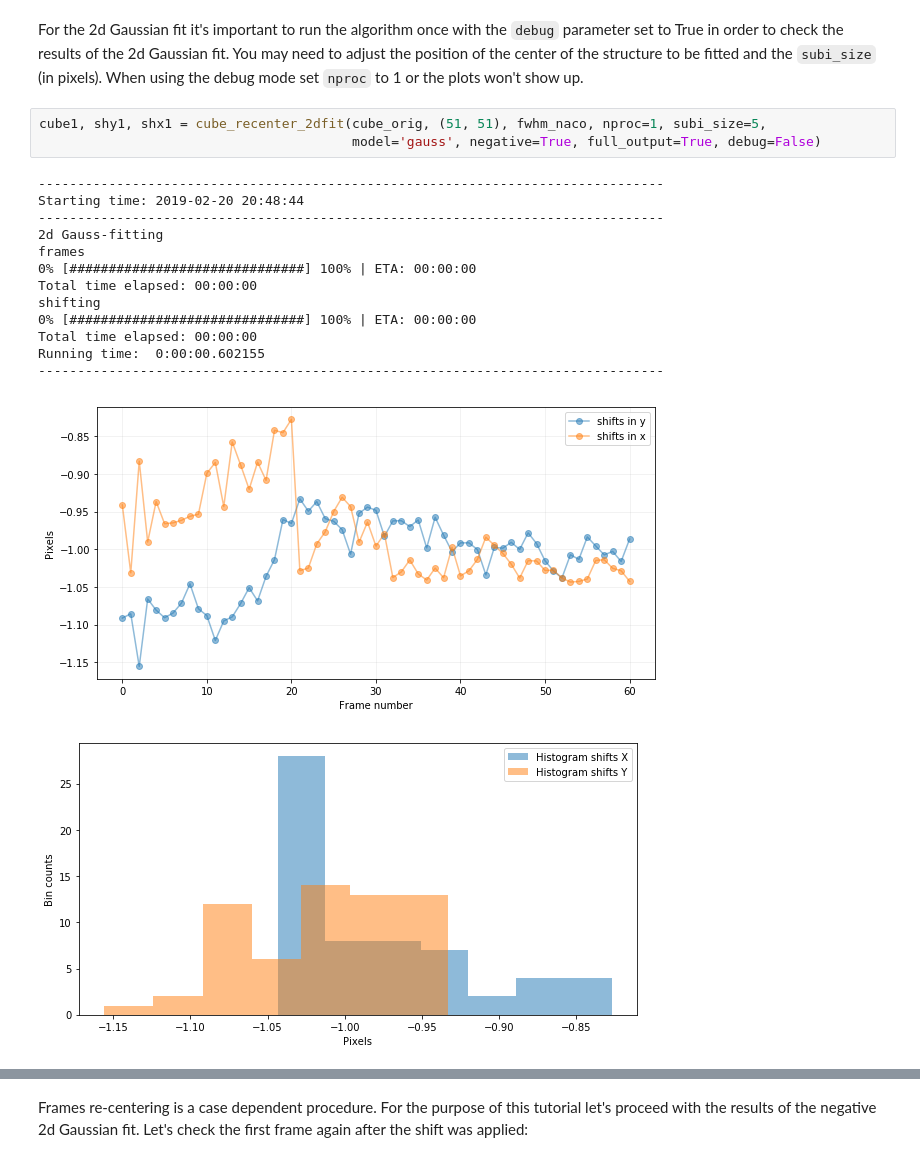
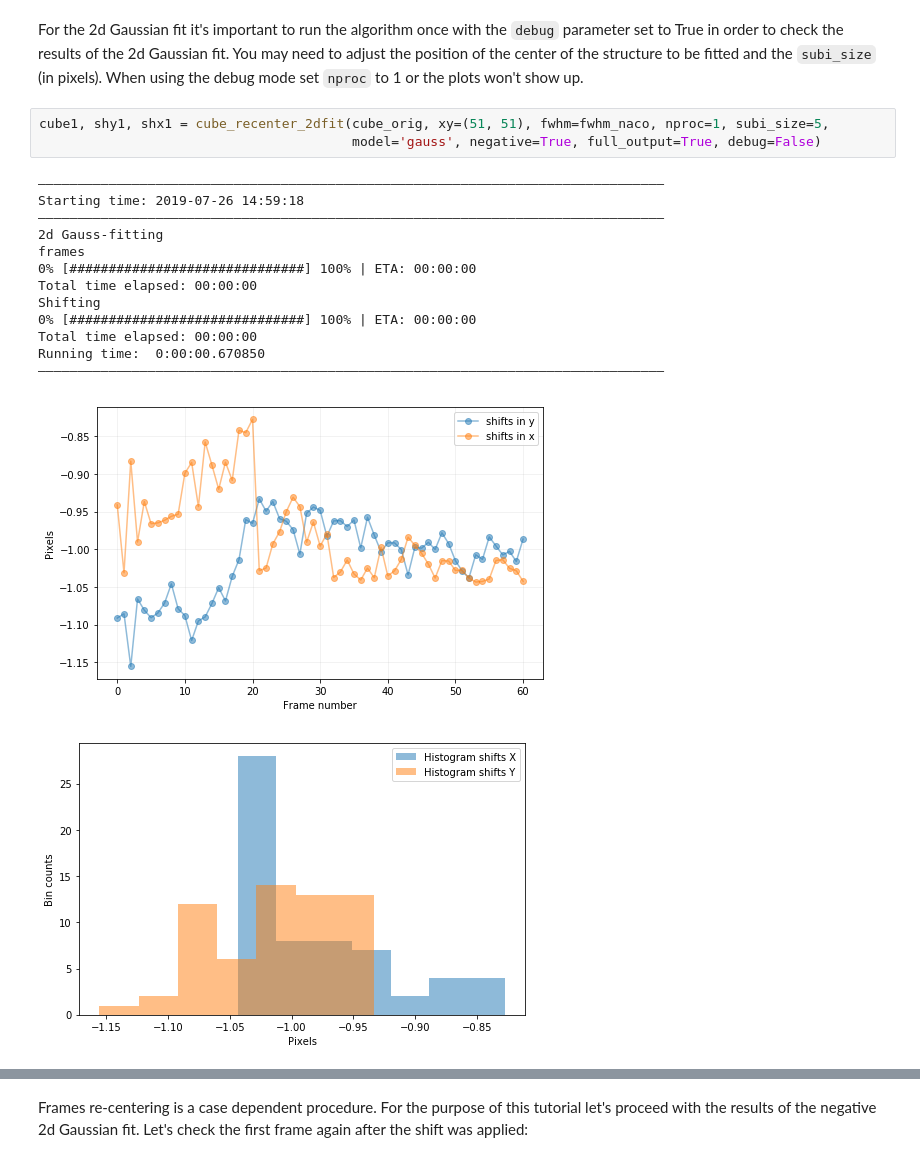
Before and after one commit to carlos-gg/VIP_extras, a Jupyter notebook: tutorials/01_adi_pre-postproc_fluxpos_ccs.ipynb, the cells around one changed output, grey strips where cells are left out. Cells and saved outputs as stored; diff of their text form.

```diff
--- a/tutorials/01_adi_pre-postproc_fluxpos_ccs.ipynb
+++ b/tutorials/01_adi_pre-postproc_fluxpos_ccs.ipynb
@@ -165,21 +165,21 @@ from vip_hci.preproc import cube_recenter_2dfit, cube_recenter_dft_upsampling
 # %% [markdown]
 For the 2d Gaussian fit it's important to run the algorithm once with the `debug` parameter set to True in order to check the results of the 2d Gaussian fit. You may need to adjust the position of the center of the structure to be fitted and the `subi_size` (in pixels). When using the debug mode set `nproc` to 1 or the plots won't show up.
 # %%
-cube1, shy1, shx1 = cube_recenter_2dfit(cube_orig, (51, 51), fwhm_naco, nproc=1, subi_size=5,
+cube1, shy1, shx1 = cube_recenter_2dfit(cube_orig, xy=(51, 51), fwhm=fwhm_naco, nproc=1, subi_size=5,
                                         model='gauss', negative=True, full_output=True, debug=False)
 # %% [output]
---------------------------------------------------------------------------------
-Starting time: 2019-02-20 20:48:44
---------------------------------------------------------------------------------
+――――――――――――――――――――――――――――――――――――――――――――――――――――――――――――――――――――――――――――――――
+Starting time: 2019-07-26 14:59:18
+――――――――――――――――――――――――――――――――――――――――――――――――――――――――――――――――――――――――――――――――
 2d Gauss-fitting
 frames
 0% [##############################] 100% | ETA: 00:00:00
 Total time elapsed: 00:00:00
-shifting
+Shifting
 0% [##############################] 100% | ETA: 00:00:00
 Total time elapsed: 00:00:00
-Running time:  0:00:00.602155
---------------------------------------------------------------------------------
+Running time:  0:00:00.670850
+――――――――――――――――――――――――――――――――――――――――――――――――――――――――――――――――――――――――――――――――
-[figure, old version]
+[figure, new version]
-[figure, old version]
+[figure, new version]
 # %%
```
Also changed, not shown: parts of 79 cells of this notebook.
